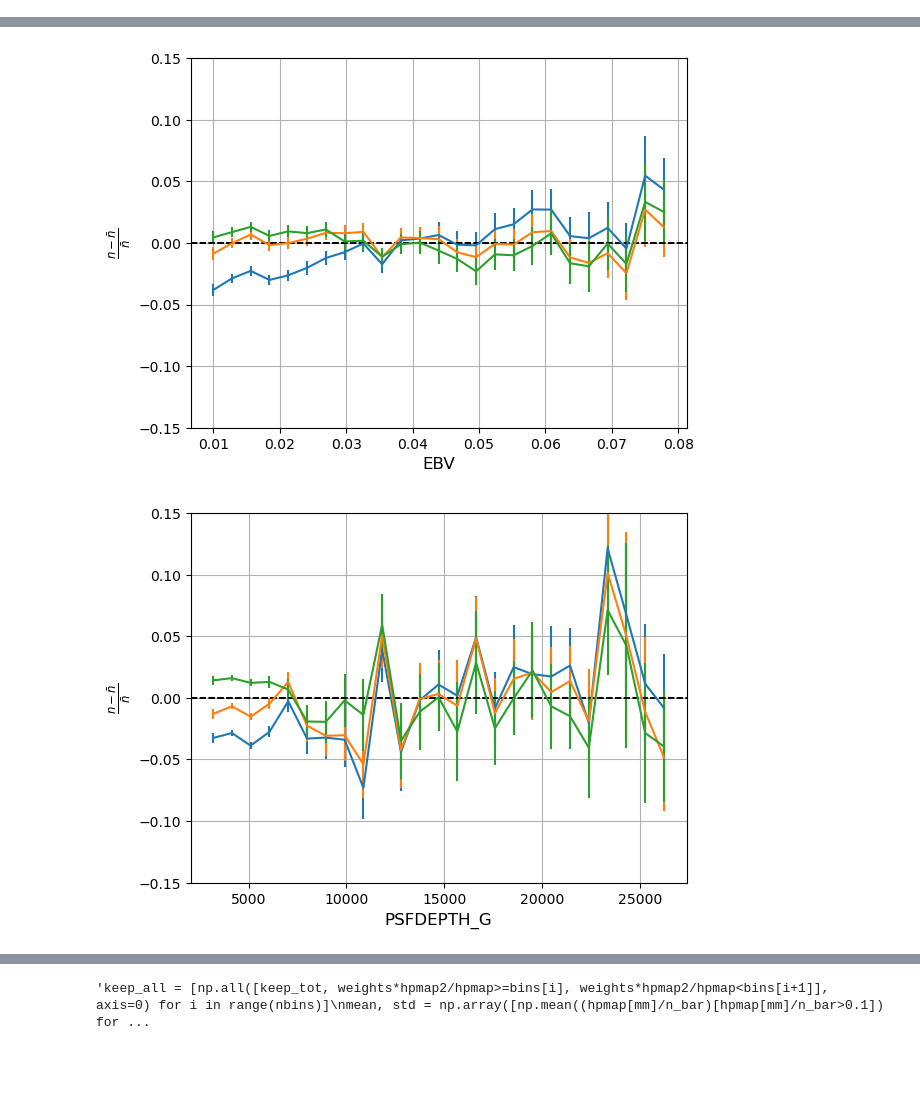
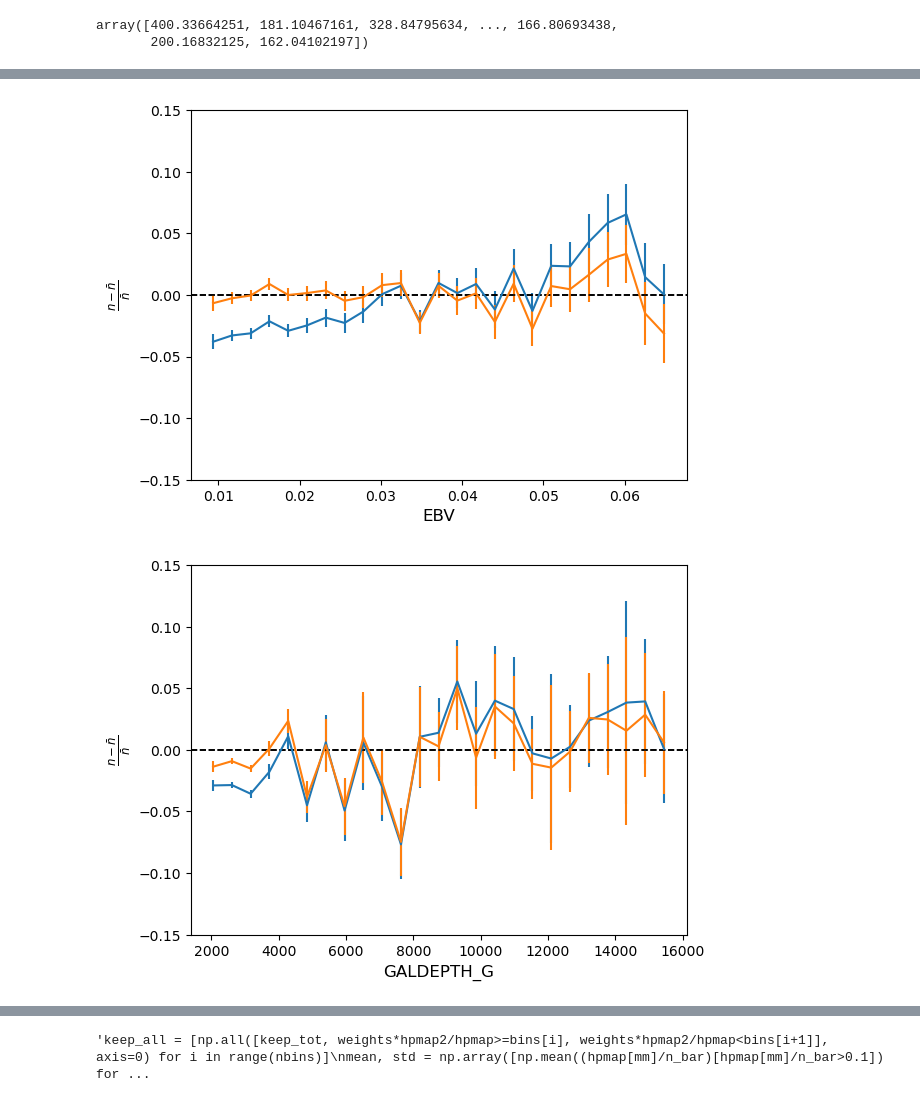
Before and after one commit to 4most-crs/4MOST_CRS_tools, a Jupyter notebook: systematic_regression.ipynb, the cells around one changed output, grey strips where cells are left out. Drawn from its saved outputs; the diff is of its cells as text; code cells hidden in the pictures; blank space fills up the shorter version.

Commit message:
Add systematic plots

```diff
--- a/systematic_regression.ipynb
+++ b/systematic_regression.ipynb
@@ -6,6 +6,7 @@ import numpy as np
 import matplotlib.pyplot as plt
 import healpy as hp
 
-target_4m_lrg = Catalog.read(glob.glob('/pscratch/sd/a/arocher/4MOST/target_lrg_4most_v2.fits'))
+target_4m_lrg = Catalog.read('/pscratch/sd/a/arocher/4MOST/target_lrg_4most_v2.fits')
+target_4m_bg = Catalog.read('/pscratch/sd/a/arocher/4MOST/target_bg_mag_r19_4most_v2.fits')
 mask_pixmap = Catalog.read('/pscratch/sd/e/edmondc/antoine/Legacy_Imaging_DR10_footprint_128.fits')
 features_pixmap = Catalog.read('/pscratch/sd/e/edmondc/antoine/pixweight-dr10-128-new.fits')
@@ -55,3 +13,9 @@ nflod 1 done
+# %%
+nside=128
+tracer='BG'
+targets = utils.create_hp_map(target_4m_lrg['RA'], target_4m_lrg['DEC'], nside=nside, nest=True)
+
+w = utils.get_wmap(targets, features_pixmap, mask_pixmap, tracer=tracer, regions='DES')
 # %%
 utils.plot_moll(w, rot=115, min=0.9, max=1.1, desi_footprint=False, fourmost_footprint=True, label='deg-2', nest=True)
 # %% [output]
@@ -58,0 +66,5 @@ utils.plot_moll(w, rot=115, min=0.9, max=1.1, desi_footprint=False, fourmost_foo
+# %%
+targets
+# %% [output]
+array([400.33664251, 181.10467161, 328.84795634, ..., 166.80693438,
+       200.16832125, 162.04102197])
@@ -59,9 +213,10 @@ utils.plot_moll(w, rot=115, min=0.9, max=1.1, desi_footprint=False, fourmost_foo
 # %%
+feature_names = ['STARDENS', 'EBV', 'GALDEPTH_G', 'GALDEPTH_R', 'GALDEPTH_Z', 'PSFDEPTH_W1', 'PSFSIZE_G', 'PSFSIZE_R', 'PSFSIZE_Z']
 for feature in feature_names:
-    for tar in [targets, targets*w, targets*w1]:
+    for tar in [targets, targets*w]:
         nbins=25
         #keep_tot = hpmap != 0.0
-        keep_tot = region_to_pred
+        keep_tot = w!=0
         #n_bar = np.mean(hpmap[keep_tot])
         n_bar =np.mean(tar[keep_tot])
 
@@ -102,2 +257,2 @@ plt.errorbar(cbin, mean -1, [np.std(hpmap[mm]/n_bar)/np.sqrt(mm.sum()) for mm in
-[figure, old version]
+[figure, new version]
-[figure, old version]
+[figure, new version]
```
Also changed, not shown: parts of 6 cells of this notebook, 4 other files.
